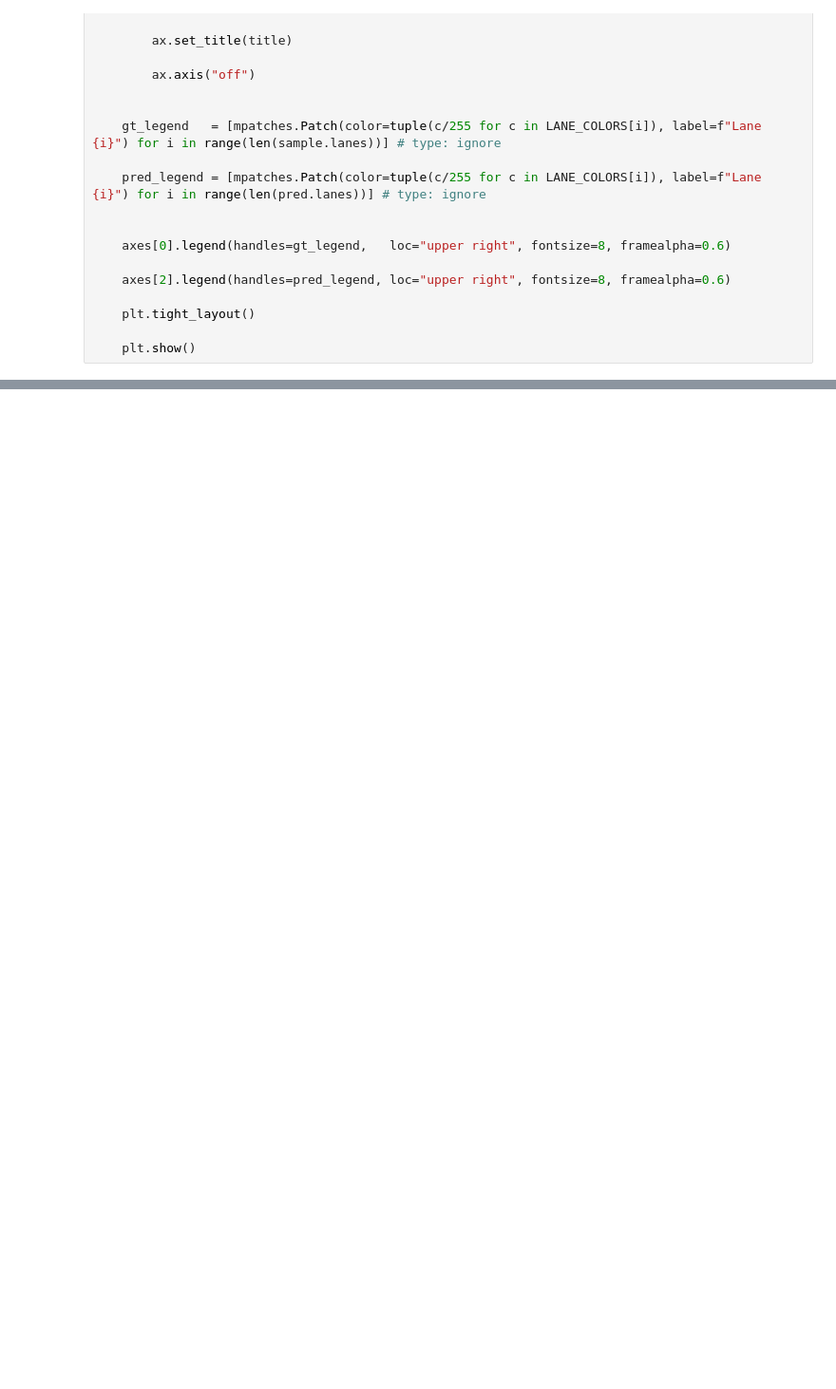
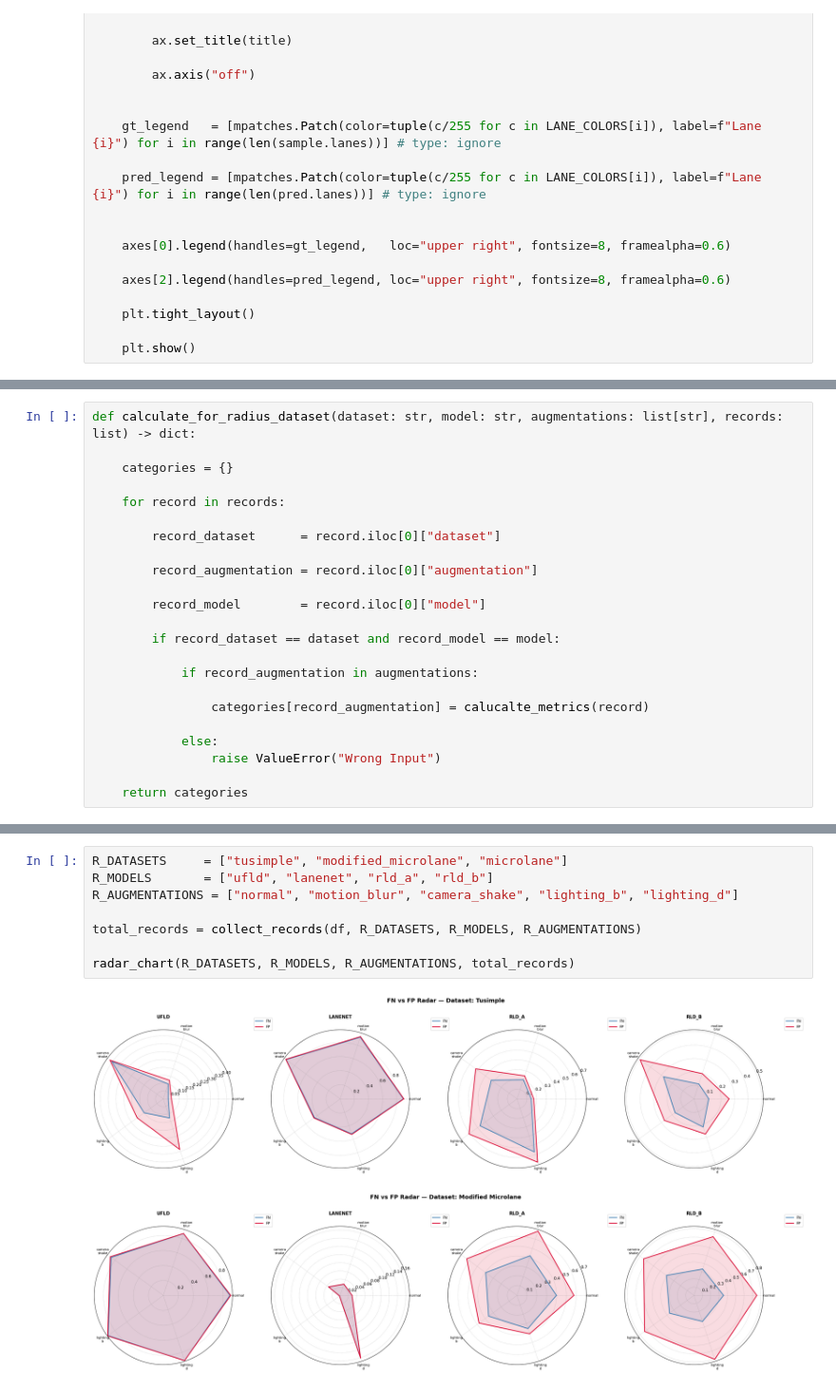
Before and after one commit to SuyogPrasai/microlane, a Jupyter notebook: scripts/graphing.ipynb, the cells around one changed output, grey strips where cells are left out. Shown at 95% size. Cells and saved outputs as stored; diff of their text form; blank space fills up the shorter version.

Commit message:
the graphing stuff is complete with fn and fp as well

```diff
--- a/scripts/graphing.ipynb
+++ b/scripts/graphing.ipynb
@@ -376,0 +392,23 @@ visualize(pred, model=model, dataset=dataset, augmentation=augmentation)
+# %%
+def calculate_for_radius_dataset(dataset: str, model: str, augmentations: list[str], records: list) -> dict:
+
+    categories = {}
+
+    for record in records:
+
+        record_dataset      = record.iloc[0]["dataset"]
+
+        record_augmentation = record.iloc[0]["augmentation"]
+
+        record_model        = record.iloc[0]["model"]
+
+        if record_dataset == dataset and record_model == model:
+
+            if record_augmentation in augmentations:
+
+                categories[record_augmentation] = calucalte_metrics(record)
+
+            else:
+                raise ValueError("Wrong Input")
+
+    return categories
@@ -376,0 +481,11 @@ visualize(pred, model=model, dataset=dataset, augmentation=augmentation)
+# %%
+R_DATASETS     = ["tusimple", "modified_microlane", "microlane"]
+R_MODELS       = ["ufld", "lanenet", "rld_a", "rld_b"]
+R_AUGMENTATIONS = ["normal", "motion_blur", "camera_shake", "lighting_b", "lighting_d"]
+
+total_records = collect_records(df, R_DATASETS, R_MODELS, R_AUGMENTATIONS)
+
+radar_chart(R_DATASETS, R_MODELS, R_AUGMENTATIONS, total_records)
+# %% [output]
+[figure, added]
+[figure, added]
```
Also changed, not shown: parts of 8 cells of this notebook, 1 other file.
